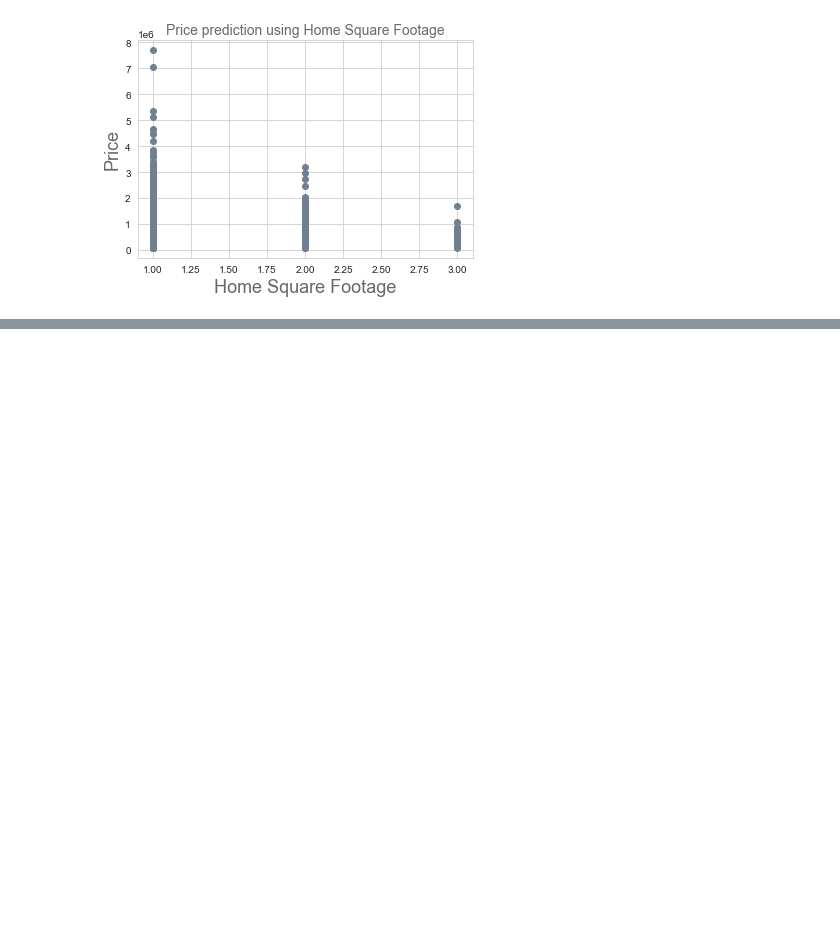
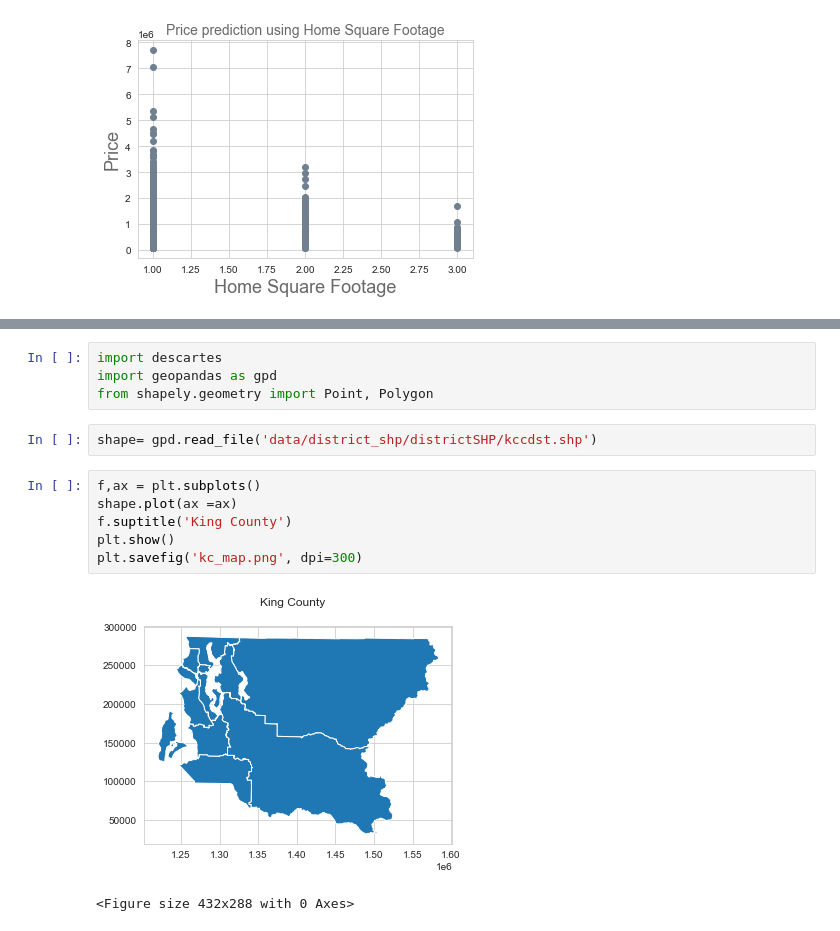
Before and after one commit to angelagjp/110920-pt-phase-2-project, a Jupyter notebook: notebooks/student.ipynb, the cells around one changed output, grey strips where cells are left out. Cells and saved outputs as stored; diff of their text form; blank space fills up the shorter version.

```diff
--- a/notebooks/student.ipynb
+++ b/notebooks/student.ipynb
@@ -881,0 +879,15 @@ plt.show()
+# %%
+import descartes
+import geopandas as gpd
+from shapely.geometry import Point, Polygon
+# %%
+shape= gpd.read_file('data/district_shp/districtSHP/kccdst.shp')
+# %%
+f,ax = plt.subplots()
+shape.plot(ax =ax)
+f.suptitle('King County')
+plt.show()
+plt.savefig('kc_map.png', dpi=300)
+# %% [output]
+[figure, added]
+<Figure size 432x288 with 0 Axes>
```
Also changed, not shown: parts of 1 cell of this notebook, 2 other files.
